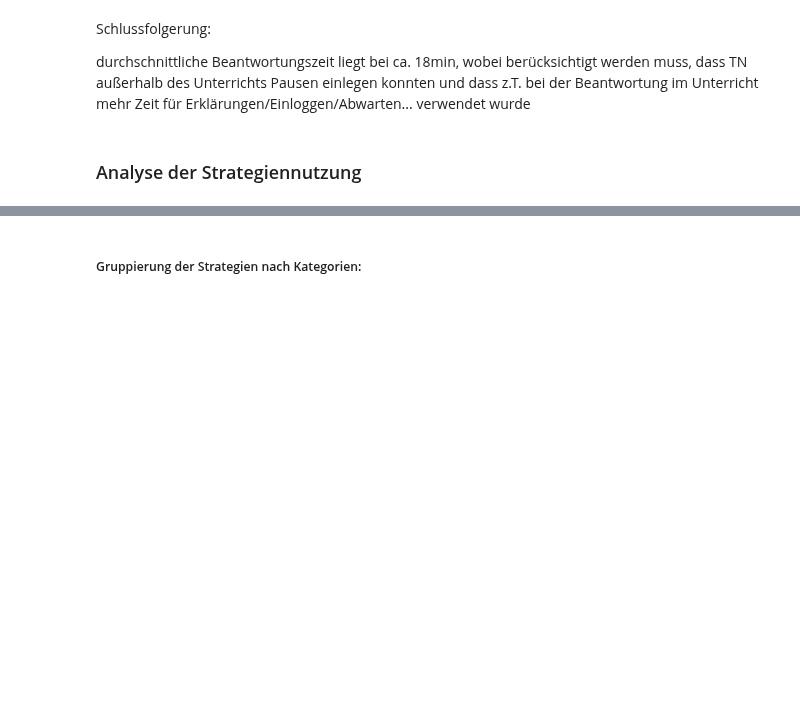
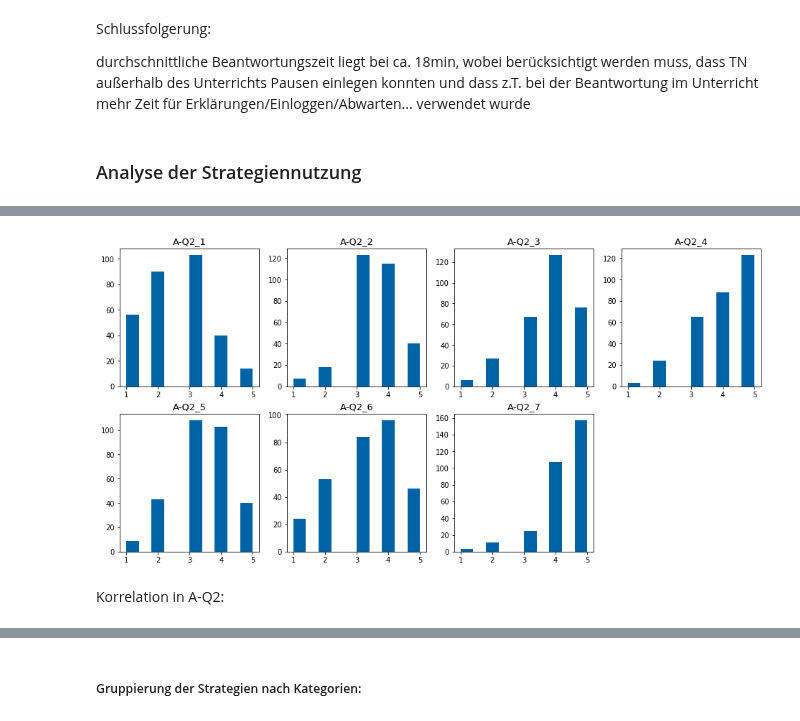
Before and after one commit to martinakienberger/Dissertation_LIS, a Jupyter notebook: Datenanalyse_Hauptstudie.ipynb, the cells around one changed output, grey strips where cells are left out. Saved outputs shown, nothing was run; the diff lists cells and outputs as text; code cells hidden in the pictures; blank space fills up the shorter version.

```diff
--- a/Datenanalyse_Hauptstudie.ipynb
+++ b/Datenanalyse_Hauptstudie.ipynb
@@ -340,0 +215,6 @@ durchschnittliche Beantwortungszeit liegt bei ca. 18min, wobei berücksichtigt w
+# %%
+graf_hist(Daten,Liste_A_Q2,16,12,3,4)
+# %% [output]
+[figure, added]
+# %% [markdown]
+Korrelation in A-Q2:
```
Also changed, not shown: parts of 80 cells of this notebook.
